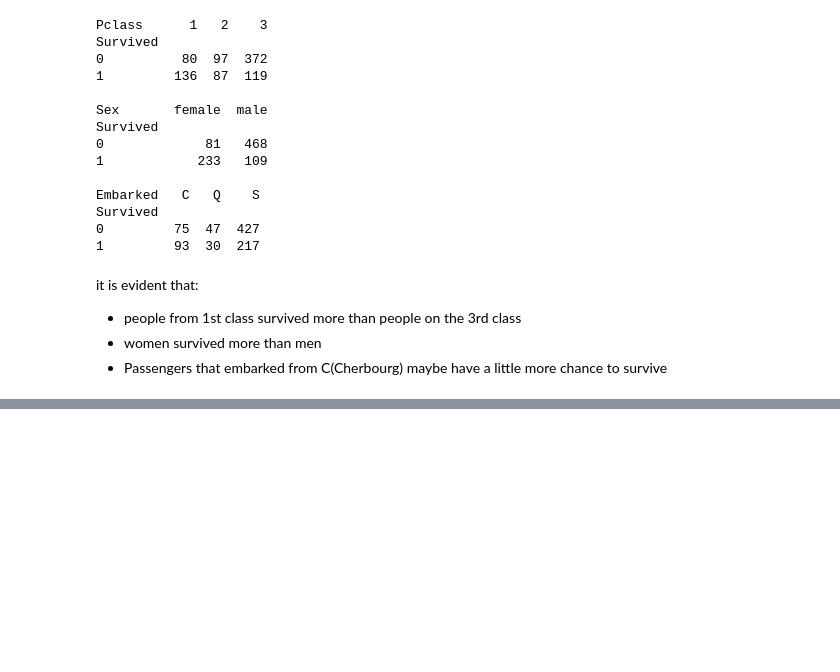
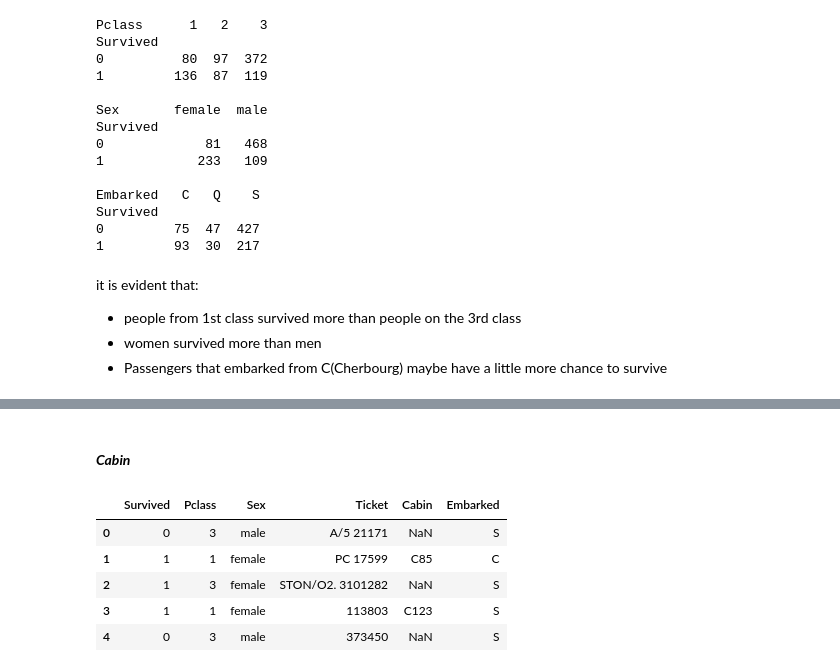
Before and after one commit to carlacotas/data-science-kaggle-Titanic-Project, a Jupyter notebook: TitanicProjectExample.ipynb, the cells around one changed output, grey strips where cells are left out. Drawn from its saved outputs; the diff is of its cells as text; code cells hidden in the pictures; blank space fills up the shorter version.

```diff
--- a/TitanicProjectExample.ipynb
+++ b/TitanicProjectExample.ipynb
@@ -245,0 +273,12 @@ it is evident that:
+# %% [markdown]
+#### ***Cabin***
+# %%
+#quick way to see the first 5 rows from the categorical variables to see how a cabin number looks like
+df_cat.head()
+# %% [output]
+|  | Survived | Pclass | Sex | Ticket | Cabin | Embarked |
+| 0 | 0 | 3 | male | A/5 21171 | NaN | S |
+| 1 | 1 | 1 | female | PC 17599 | C85 | C |
+| 2 | 1 | 3 | female | STON/O2. 3101282 | NaN | S |
+| 3 | 1 | 1 | female | 113803 | C123 | S |
+| 4 | 0 | 3 | male | 373450 | NaN | S |
```
Also changed, not shown: parts of 24 cells of this notebook.
